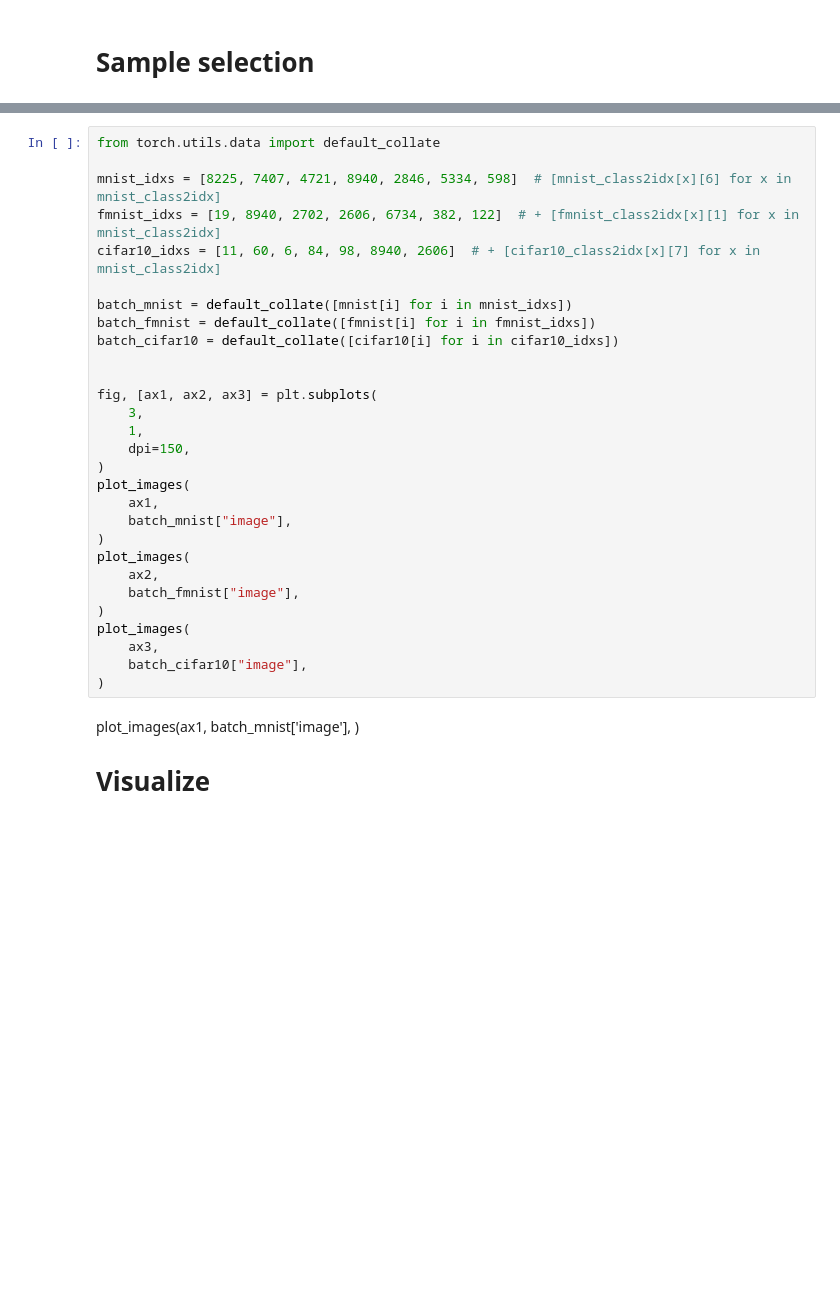
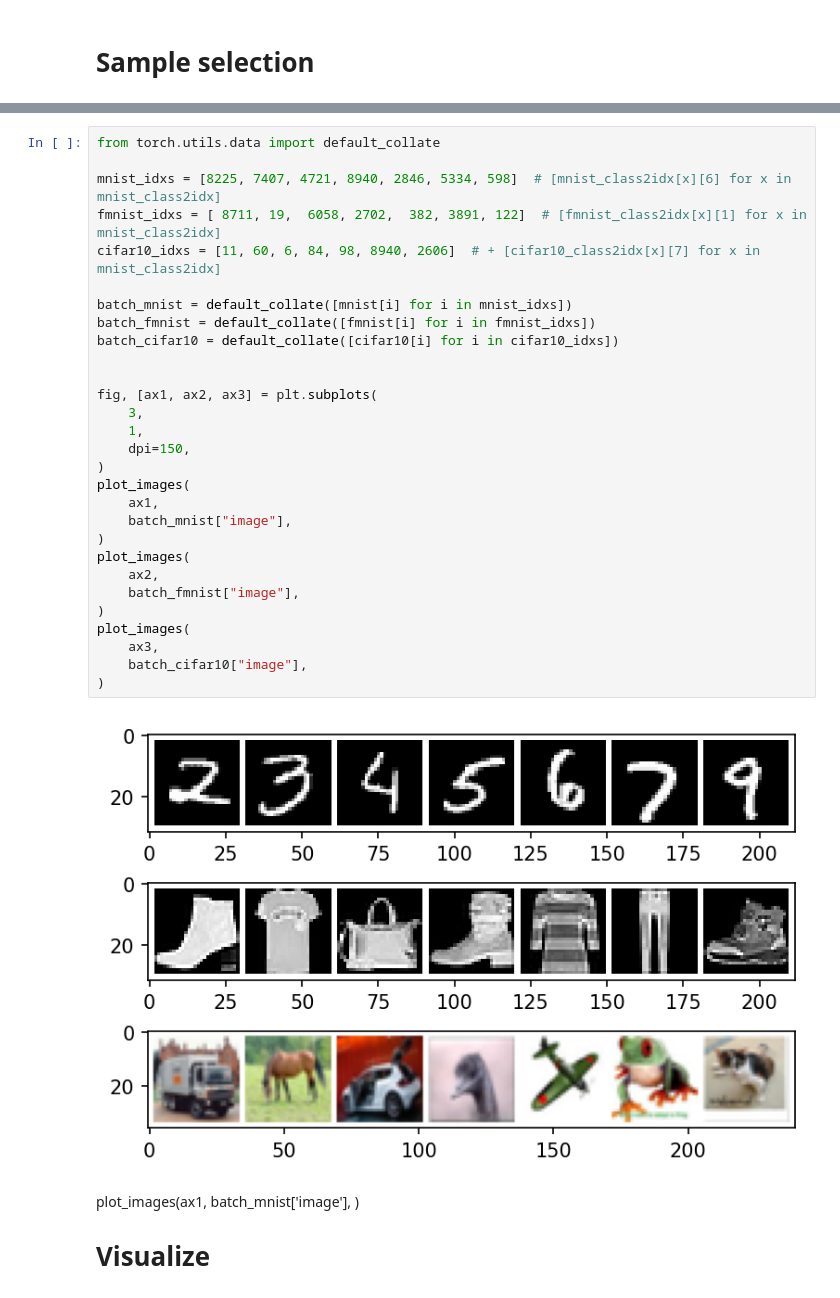
Before and after one commit to lucmos/relreps, a Jupyter notebook: experiments/sec:model-reusability-ae/visualize.ipynb, the cells around one changed output, grey strips where cells are left out. Drawn from its saved outputs; the diff is of its cells as text; blank space fills up the shorter version.

Commit message:
Update AE stitching figure

```diff
--- a/experiments/sec:model-reusability-ae/visualize.ipynb
+++ b/experiments/sec:model-reusability-ae/visualize.ipynb
@@ -89,32 +137,34 @@ cifar10_class2idx
 # %%
 from torch.utils.data import default_collate
 
 mnist_idxs = [8225, 7407, 4721, 8940, 2846, 5334, 598]  # [mnist_class2idx[x][6] for x in mnist_class2idx]
-fmnist_idxs = [19, 8940, 2702, 2606, 6734, 382, 122]  # + [fmnist_class2idx[x][1] for x in mnist_class2idx]
+fmnist_idxs = [ 8711, 19,  6058, 2702,  382, 3891, 122]  # [fmnist_class2idx[x][1] for x in mnist_class2idx]
 cifar10_idxs = [11, 60, 6, 84, 98, 8940, 2606]  # + [cifar10_class2idx[x][7] for x in mnist_class2idx]
 
 batch_mnist = default_collate([mnist[i] for i in mnist_idxs])
 batch_fmnist = default_collate([fmnist[i] for i in fmnist_idxs])
 batch_cifar10 = default_collate([cifar10[i] for i in cifar10_idxs])
 
 
 fig, [ax1, ax2, ax3] = plt.subplots(
     3,
     1,
     dpi=150,
 )
 plot_images(
     ax1,
     batch_mnist["image"],
 )
 plot_images(
     ax2,
     batch_fmnist["image"],
 )
 plot_images(
     ax3,
     batch_cifar10["image"],
 )
+# %% [output]
+[figure, added]
 # %% [markdown]
 plot_images(ax1, batch_mnist['image'], )
 # Visualize
```
Also changed, not shown: parts of 8 cells of this notebook, 5 other files.
